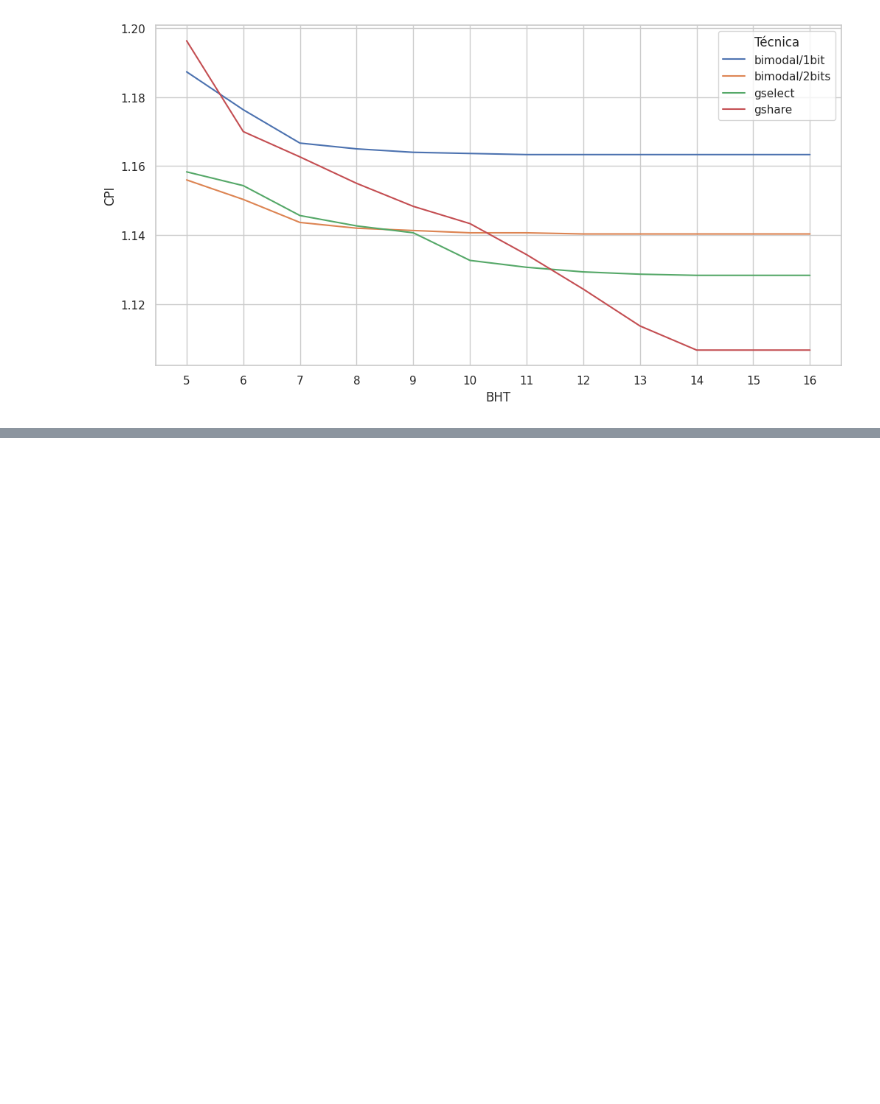
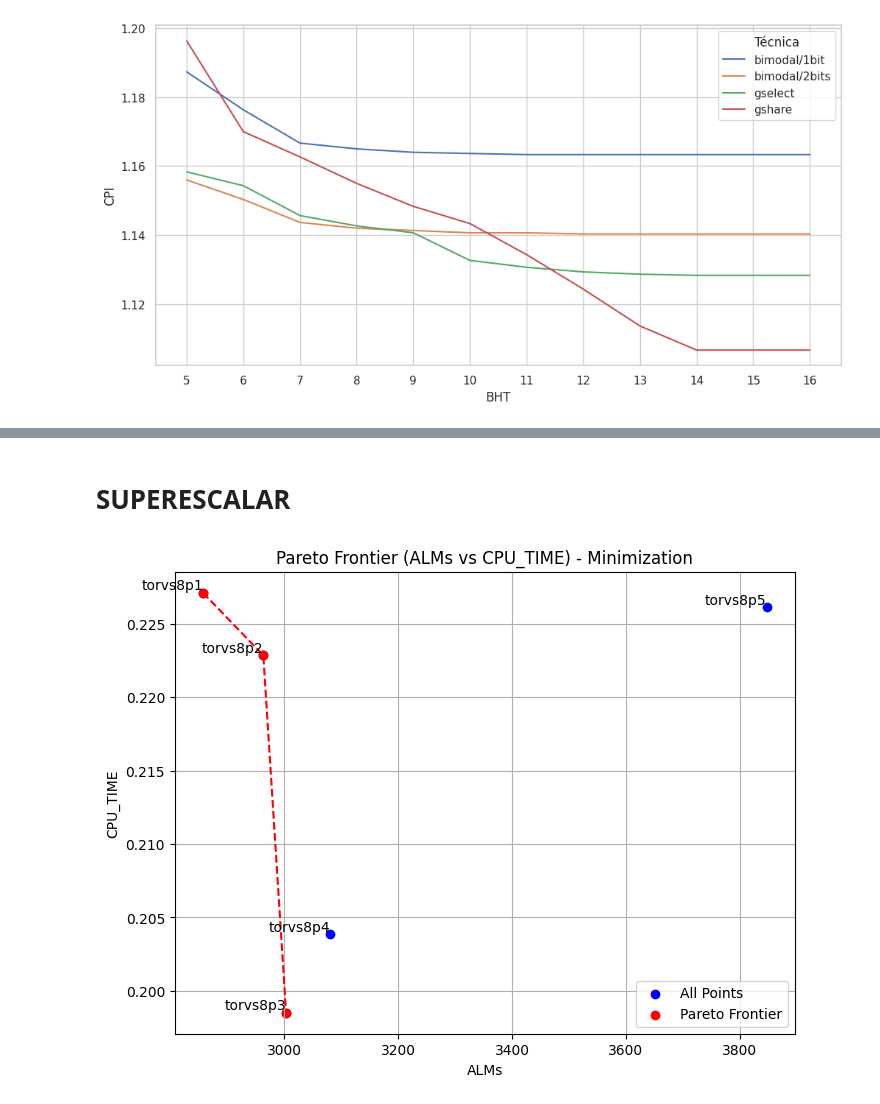
Before and after one commit to arruk/TRYonRISCV, a Jupyter notebook: sim.ipynb, the cells around one changed output, grey strips where cells are left out. Cells and saved outputs as stored; diff of their text form; code cells hidden in the pictures; blank space fills up the shorter version.

Commit message:
adapting torvs cores to improve the gathering of information

```diff
--- a/sim.ipynb
+++ b/sim.ipynb
@@ -503,0 +506,2 @@ g.set(xticks=dfc8['BHT'])
+# %% [markdown]
+# SUPERESCALAR
@@ -503,0 +514,66 @@ g.set(xticks=dfc8['BHT'])
+# %%
+import pandas as pd
+import numpy as np
+import matplotlib.pyplot as plt
+
+# Read CSVs
+df0 = pd.read_csv("INFO/BOARDS/DE10S/dhrystones.csv", usecols=["CPU", "ALMs"], skiprows=[1,2,3,4,5], nrows=5)
+df1 = pd.read_csv("INFO/BENCH/TORVS/dhrystones.csv", usecols=["CPU", "CPI", "INSTRET"], skiprows=[1,2,3,4,5], nrows=5)
+df2 = pd.read_csv("INFO/BOARDS/DE10S/dhrystones.csv", usecols=["CPU", "FMAX1"], skiprows=[1,2,3,4,5], nrows=5)
+
+# Ensure that the 'CPU' column is a string type for proper merging
+df0['CPU'] = df0['CPU'].astype(str)
+df1['CPU'] = df1['CPU'].astype(str)
+df2['CPU'] = df2['CPU'].astype(str)
+
+# Calculate CPU_TIME
+df2["CPU_TIME"] = (df1["CPI"] * df1["INSTRET"]) / (df2["FMAX1"] * pow(10, 6))
+
+# Merge DataFrames on 'CPU'
+data = pd.merge(df0, df2[["CPU", "CPU_TIME"]], on="CPU", how="inner")
+
+# Extract the values for ALMs and CPU_TIME for Pareto analysis
+data_values = data[['ALMs', 'CPU_TIME']].values
+
+def identify_pareto(data):
+    """Identify Pareto frontier points for minimization."""
+    pareto = np.ones(data.shape[0], dtype=bool)  # Start with all points as True
+    for i, point in enumerate(data):
+        if pareto[i]:  # Only evaluate points not already dominated
+            # Check if there is any point that is strictly better in both dimensions
+            for j, other_point in enumerate(data):
+                if (other_point[0] < point[0] and other_point[1] < point[1]):
+                    pareto[i] = False
+                    break  # No need to check further if point i is dominated
+    return data[pareto]
+
+# Find the Pareto optimal points (minimizing both ALMs and CPU_TIME)
+pareto_front = identify_pareto(data_values)
+
+# Sort the Pareto points by ALMs or CPU_TIME (to connect them)
+sorted_pareto_front = pareto_front[np.argsort(pareto_front[:, 0])]  # Sorting by ALMs (first column)
+
+# Plot the results
+plt.figure(figsize=(8, 6))
+
+# Plot all points in blue
+plt.scatter(data_values[:, 0], data_values[:, 1], label="All Points", color="blue")
+
+# Plot the Pareto frontier points in red
+plt.scatter(sorted_pareto_front[:, 0], sorted_pareto_front[:, 1], label="Pareto Frontier", color="red")
+
+# Plot the Pareto frontier line (connecting only Pareto optimal points)
+plt.plot(sorted_pareto_front[:, 0], sorted_pareto_front[:, 1], linestyle="--", color="red")
+
+# Add labels for the points
+for i, cpu in enumerate(data['CPU']):
+    plt.text(data_values[i, 0], data_values[i, 1], cpu, fontsize=10, ha='right', va='bottom')
+
+plt.xlabel("ALMs")
+plt.ylabel("CPU_TIME")
+plt.title("Pareto Frontier (ALMs vs CPU_TIME) - Minimization")
+plt.legend()
+plt.grid(True)
+plt.show()
+# %% [output]
+[figure, added]
```
Also changed, not shown: parts of 40 cells of this notebook, 29 other files.
